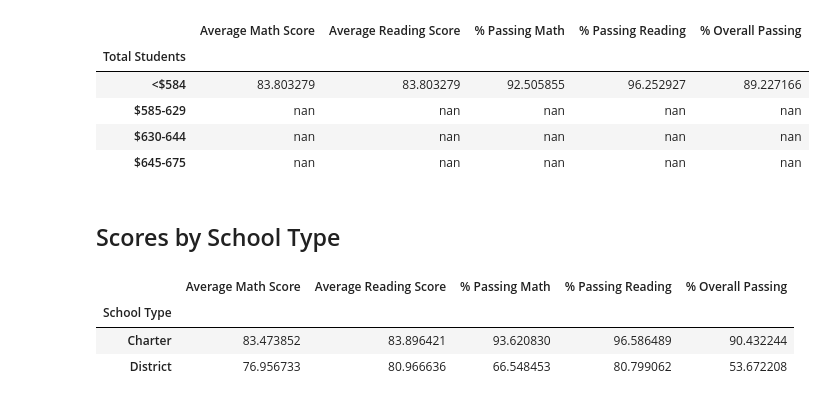
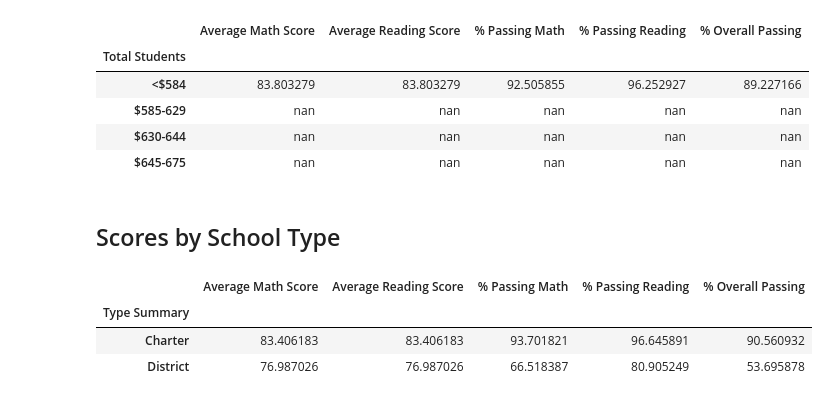
Before and after one commit to hazelmena/pandas-challenge, a Jupyter notebook: PyCitySchools_starter-Copy1.ipynb, the cells around one changed output. Drawn from its saved outputs; the diff is of its cells as text; code cells hidden in the pictures.

```diff
--- a/PyCitySchools_starter-Copy1.ipynb
+++ b/PyCitySchools_starter-Copy1.ipynb
@@ -154,9 +164,9 @@ pass_read_percent = school_data_complete[school_data_complete['reading_score'] >
 overall_pass = school_data_complete[(school_data_complete['reading_score'] >= 70) & (school_data_complete['math_score'] >= 70)].groupby('school_name')['Student ID'].count()/total_student*100
 # %%
 # Use the provided code to calculate the passing rates
+school_data_complete = pd.merge(student_data, school_data, how="left", on=["school_name", "school_name"])
 pass_math_percent = school_data_complete[school_data_complete['math_score'] >= 70].groupby('school_name')['Student ID'].count()/total_student*100
 pass_read_percent = school_data_complete[school_data_complete['reading_score'] >= 70].groupby('school_name')['Student ID'].count()/total_student*100
-overall = school_data_complete[(school_data_complete['reading_score'] >= 70) & (school_data_complete['math_score'] >= 70)].groupby('spending_bins')['Student ID'].count()/by_spending['Student ID'].count()*100
 # %%
 # Create a DataFrame called `per_school_summary` with columns for the calculations above.
 pass_math_percent = school_data_complete[school_data_complete['math_score'] >= 70].groupby('school_name')['Student ID'].count()/total_student*100
@@ -506,31 +528,32 @@ pass_read_percent = school_data_complete[school_data_complete['reading_score'] >
 overall = school_data_complete[(school_data_complete['reading_score'] >= 70) & (school_data_complete['math_score'] >= 70)].groupby('type')['Student ID'].count()/school_type['Student ID'].count()*100
 # %%
 # Assemble the new data by type into a DataFrame called `type_summary`
- "Average Math Score": average_math_score,
+scores_schoo_type = pd.DataFrame({
+    "Average Math Score": average_math_score,
     "Average Reading Score": average_reading_score,
     '% Passing Math': pass_math_percent,
     '% Passing Reading': pass_read_percent,
     "% Overall Passing": overall})
 
 #reorder columns
 scores_schoo_type = scores_schoo_type[[
     "Average Math Score",
     "Average Reading Score",
     '% Passing Math',
     '% Passing Reading',
     "% Overall Passing"
 ]]
-scores_schoo_type.index.name = "Type of School"
+scores_schoo_type.index.name = "Type Summary"
 
 
 #formating
 scores_schoo_type.style.format({'Average Math Score': '{:.6f}',
                               'Average Reading Score': '{:.6f}',
                               '% Passing Math': '{:.6f}',
                               '% Passing Reading':'{:.6f}',
                               '% Overall Passing': '{:.6f}'})
 # %% [output]
 |  | Average Math Score | Average Reading Score | % Passing Math | % Passing Reading | % Overall Passing |
-| School Type |  |  |  |  |  |
-| Charter | 83.473852 | 83.896421 | 93.620830 | 96.586489 | 90.432244 |
-| District | 76.956733 | 80.966636 | 66.548453 | 80.799062 | 53.672208 |
+| Type Summary |  |  |  |  |  |
+| Charter | 83.406183 | 83.406183 | 93.701821 | 96.645891 | 90.560932 |
+| District | 76.987026 | 76.987026 | 66.518387 | 80.905249 | 53.695878 |
```
Also changed, not shown: parts of 5 cells of this notebook.
